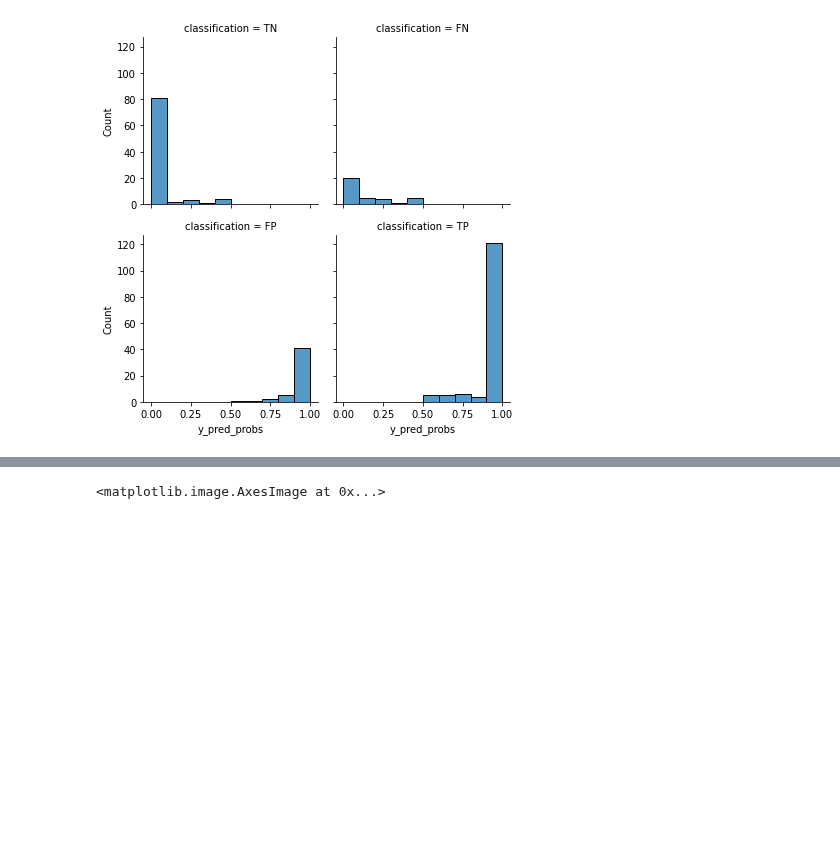
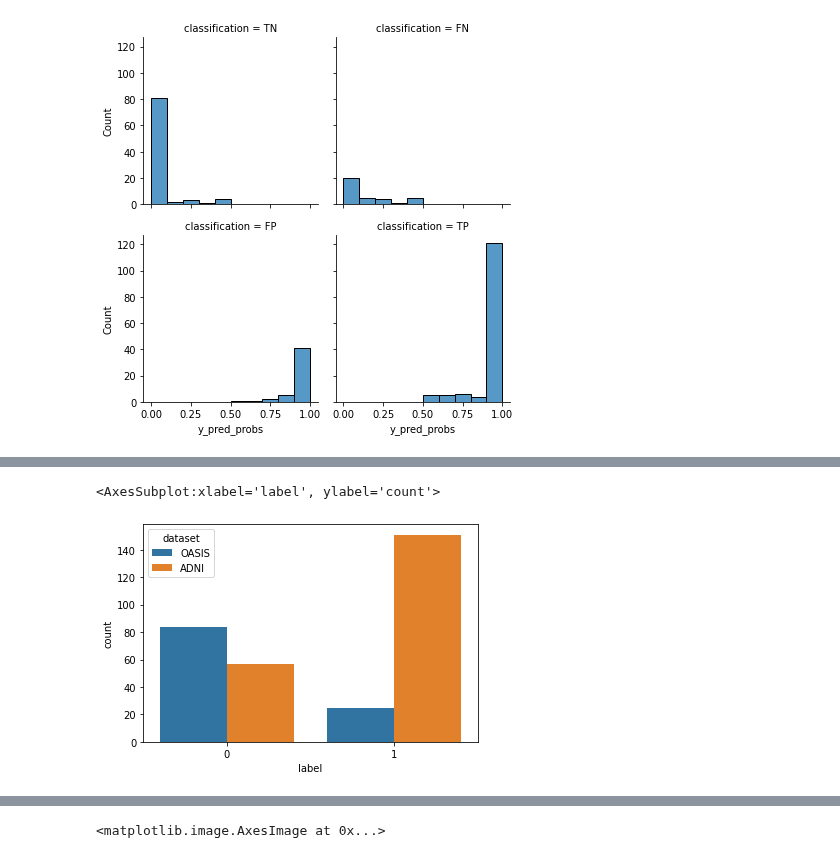
Before and after one commit to tamap94/ds-capstone-alzheimers-, a Jupyter notebook: modelling/error_analysis.ipynb, the cells around one changed output, grey strips where cells are left out. Drawn from its saved outputs; the diff is of its cells as text; code cells hidden in the pictures; blank space fills up the shorter version.

```diff
--- a/modelling/error_analysis.ipynb
+++ b/modelling/error_analysis.ipynb
@@ -96,3 +124,13 @@ df_a = df[df['ID'].str.contains("_S_", case=False)]
 
 IDs_o = df.loc[df['ID'].str.contains("OAS1", case=False)]["ID"]
 IDs_a = df.loc[df['ID'].str.contains("_S_", case=False)]["ID"]
+# %%
+df_o["dataset"] ="OASIS"
+df_a["dataset"] ="ADNI"
+df= pd.concat([df_o, df_a], axis=0)
+df.sort_values("y_pred_probs", inplace=True)
+# %%
+sns.countplot(data= df,  x="label", hue="dataset")
+# %% [output]
+<AxesSubplot:xlabel='label', ylabel='count'>
+[figure, added]
```
Also changed, not shown: parts of 9 cells of this notebook.
